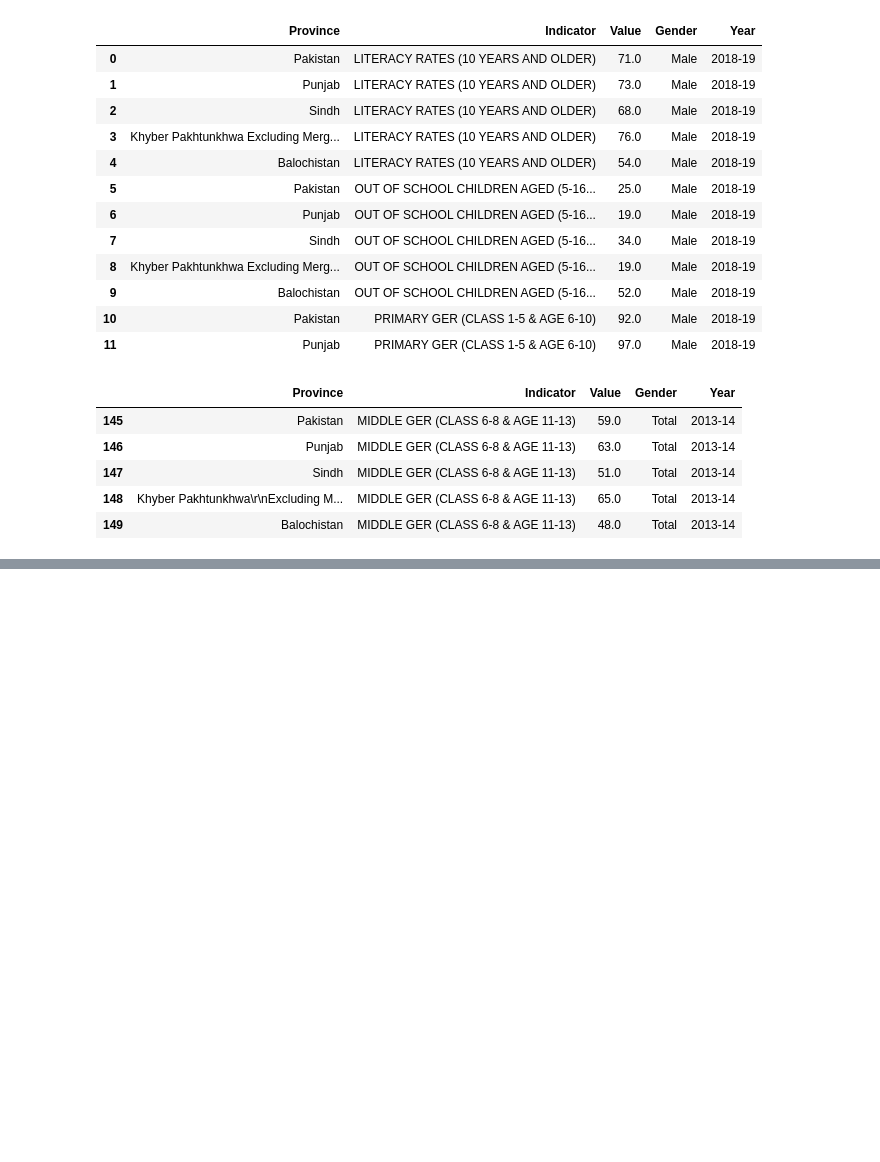
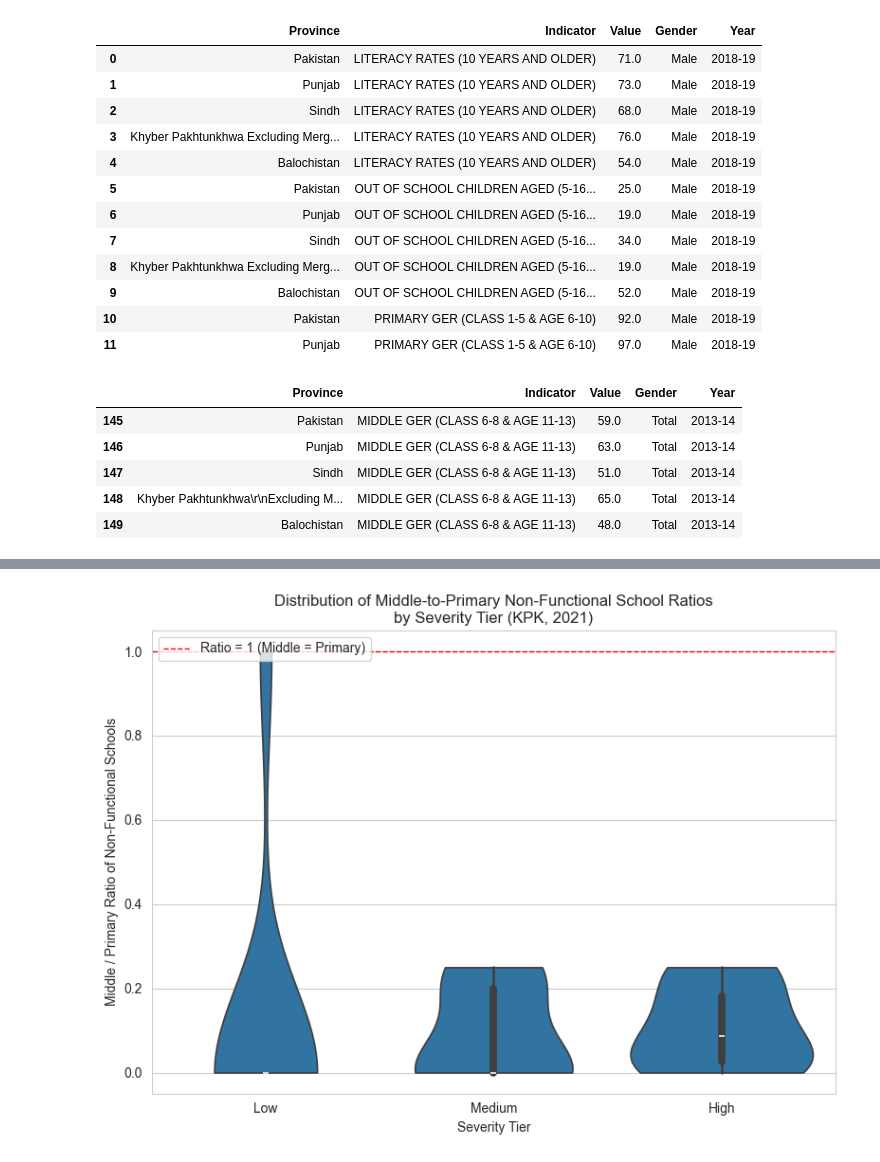
Before and after one commit to labibkamran/Data-Visulization-Project, a Jupyter notebook: eda-2.ipynb, the cells around one changed output, grey strips where cells are left out. Drawn from its saved outputs; the diff is of its cells as text; code cells hidden in the pictures; blank space fills up the shorter version.

```diff
--- a/eda-2.ipynb
+++ b/eda-2.ipynb
@@ -1136,0 +1371,13 @@ plt.show()
+# %%
+# 1) Middle-to-Primary ratio (pipeline strength)
+district_summary['ratio_middle_to_primary'] = (
+    district_summary['Total_Middle'] / district_summary['Total_Primary']
+)
+
+# 2) Female pipeline drop: how many female schools "lost" from primary to middle
+district_summary['Female_Drop'] = (
+    district_summary['Female_Primary'] - district_summary['Female_Middle']
+)
+
+# Clean up impossible values (division by zero, etc.)
+district_summary = district_summary.replace([np.inf, -np.inf], np.nan)
@@ -1136,0 +1386,28 @@ plt.show()
+# %%
+import seaborn as sns
+import matplotlib.pyplot as plt
+
+# Use the cleaned subset with a valid ratio
+pipeline_df = district_summary.dropna(subset=['ratio_middle_to_primary']).copy()
+
+plt.figure(figsize=(8, 6))
+
+sns.violinplot(
+    data=pipeline_df,
+    x='Severity',
+    y='ratio_middle_to_primary',
+    order=['Low', 'Medium', 'High'],
+    inner='box',        # shows median & IQR inside the violin
+    cut=0
+)
+
+plt.axhline(1.0, color='red', linestyle='--', linewidth=1, label='Ratio = 1 (Middle = Primary)')
+
+plt.title("Distribution of Middle-to-Primary Non-Functional School Ratios\nby Severity Tier (KPK, 2021)")
+plt.xlabel("Severity Tier")
+plt.ylabel("Middle / Primary Ratio of Non-Functional Schools")
+plt.legend(loc='upper left')
+plt.tight_layout()
+plt.show()
+# %% [output]
+[figure, added]
```
Also changed, not shown: parts of 33 cells of this notebook, 1 other file.
